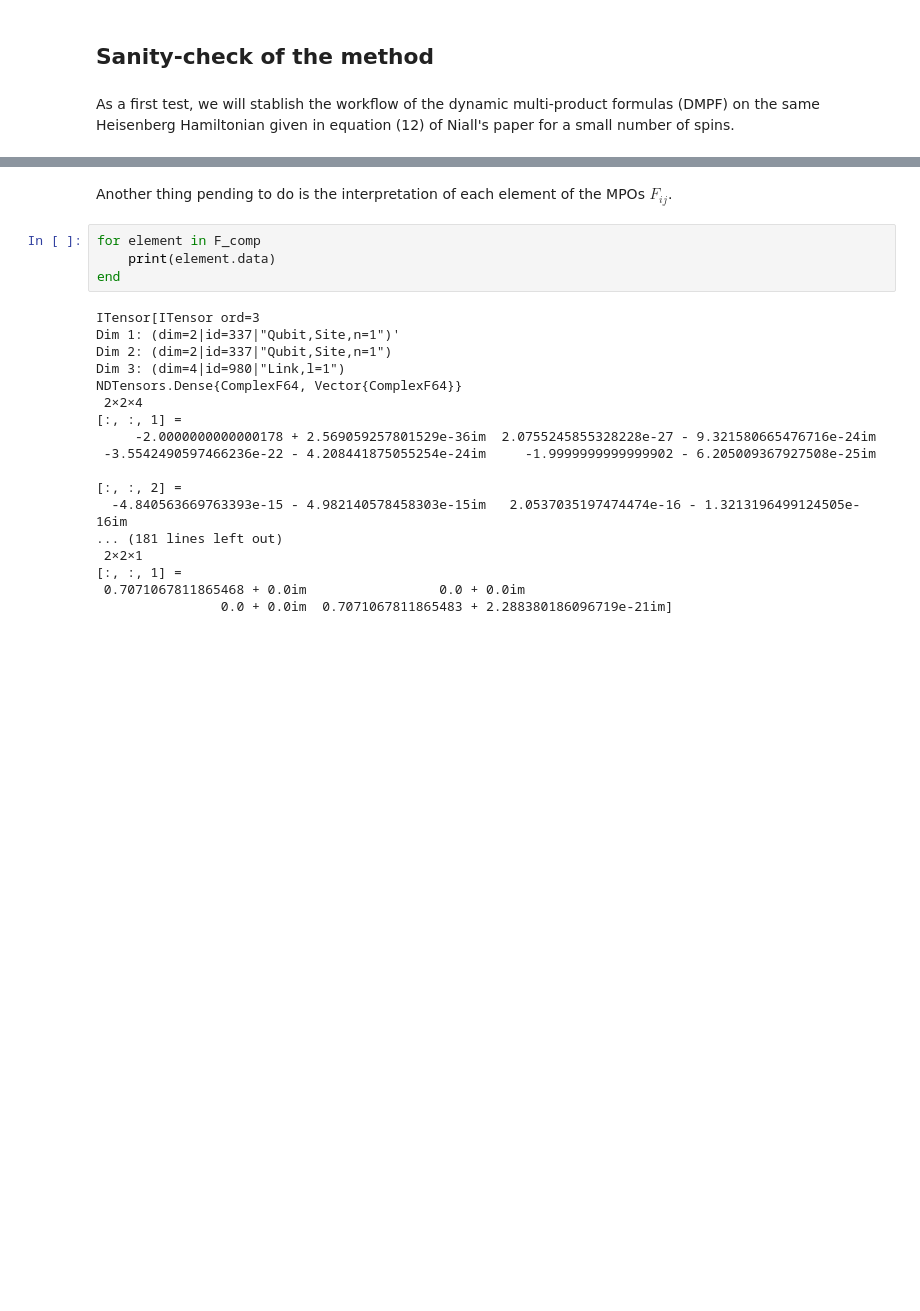
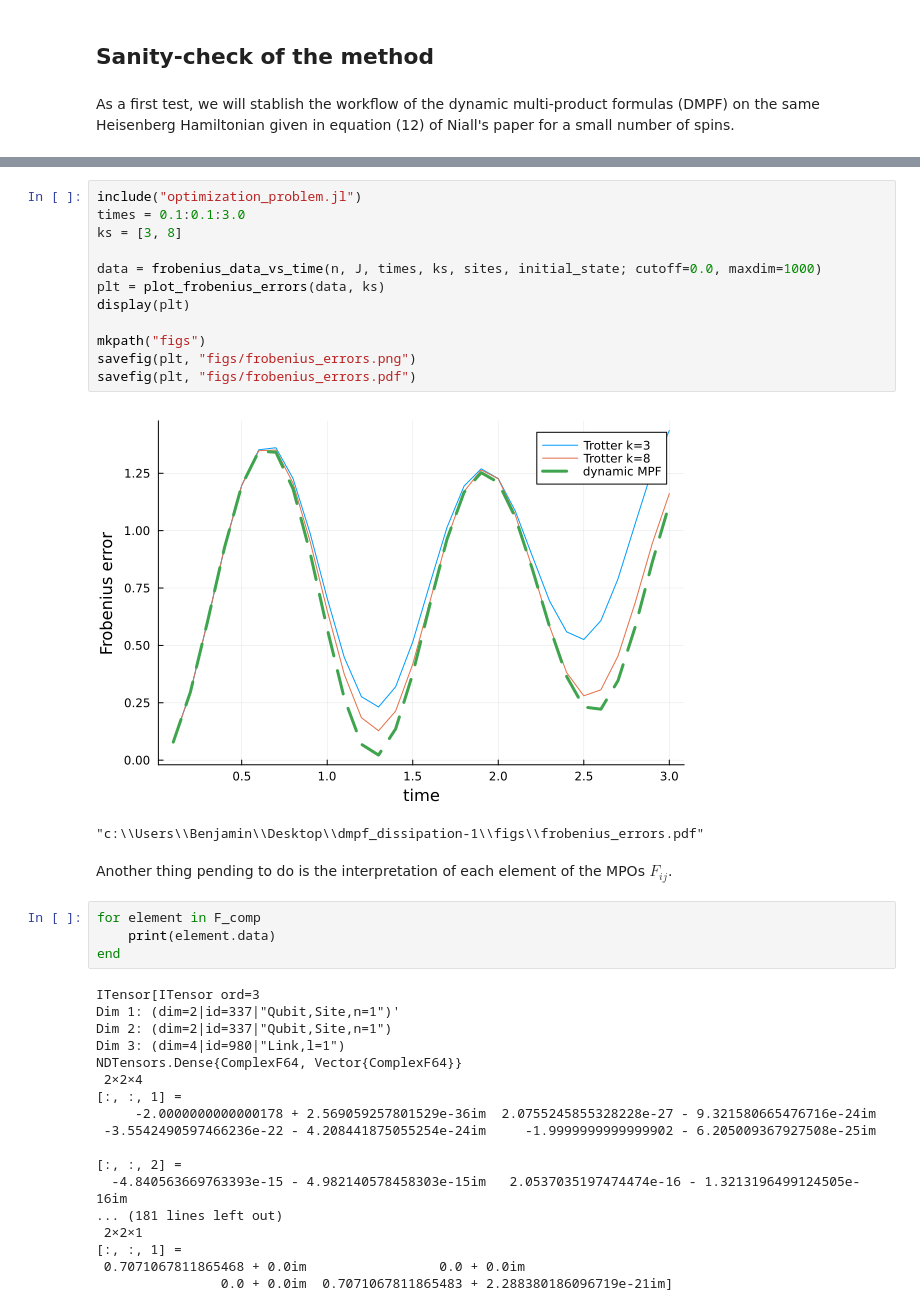
Before and after one commit to bentirher/dmpf_dissipation, a Jupyter notebook: checking_MOC.ipynb, the cells around one changed output, grey strips where cells are left out. Cells and saved outputs as stored; diff of their text form; blank space fills up the shorter version.

```diff
--- a/checking_MOC.ipynb
+++ b/checking_MOC.ipynb
@@ -67,3 +147,18 @@ Both methods yield the exact same results and they also make sense: we are compu
+# %%
+include("optimization_problem.jl")
+times = 0.1:0.1:3.0
+ks = [3, 8]
+
+data = frobenius_data_vs_time(n, J, times, ks, sites, initial_state; cutoff=0.0, maxdim=1000)
+plt = plot_frobenius_errors(data, ks)
+display(plt)
+
+mkpath("figs")
+savefig(plt, "figs/frobenius_errors.png")
+savefig(plt, "figs/frobenius_errors.pdf")
+# %% [output]
+[figure, added]
+"c:\\Users\\Benjamin\\Desktop\\dmpf_dissipation-1\\figs\\frobenius_errors.pdf"
 # %% [markdown]
 Another thing pending to do is the interpretation of each element of the MPOs $F_{ij}$.
 # %%
```
Also changed, not shown: parts of 16 cells of this notebook, 4 other files.
